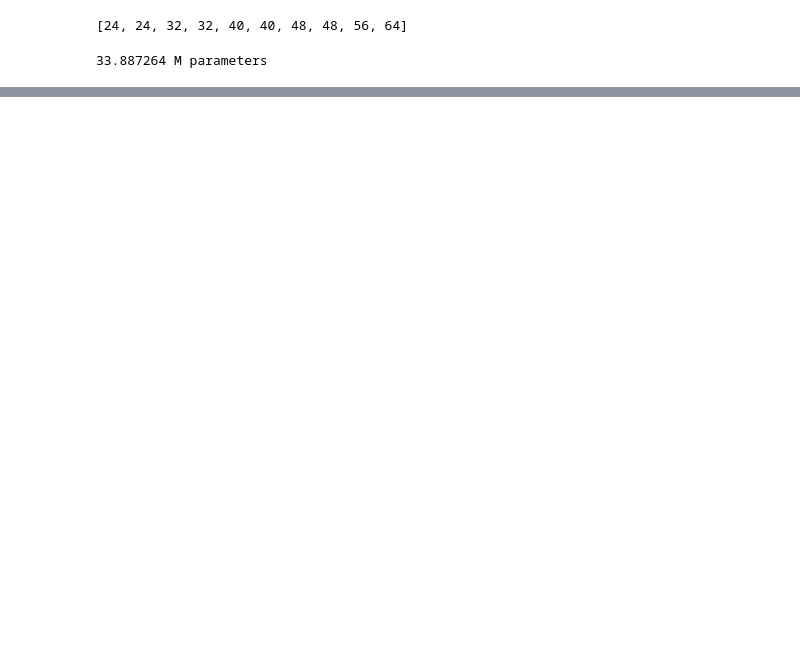
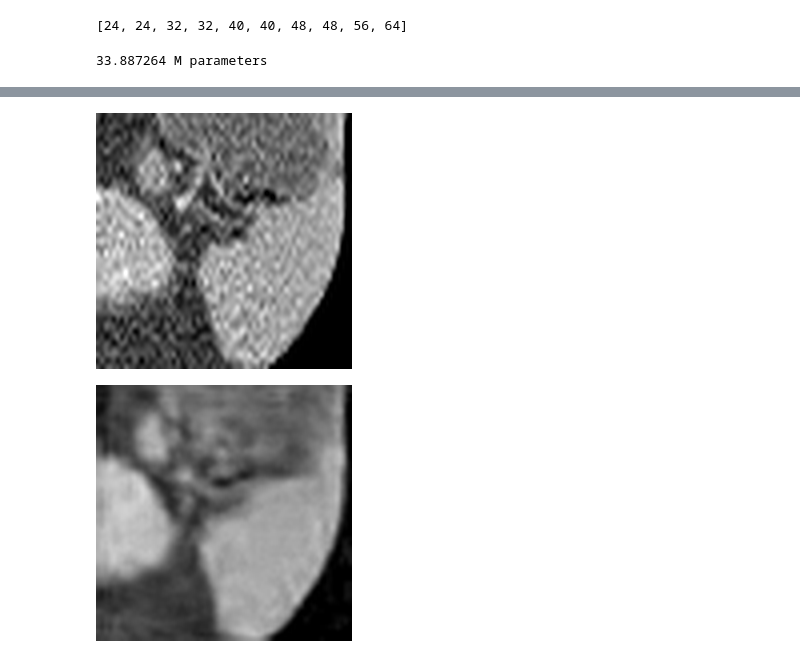
Before and after one commit to danjacobellis/autodance, a Jupyter notebook: dance_med3d.ipynb, the cells around one changed output, grey strips where cells are left out. Saved outputs shown, nothing was run; the diff lists cells and outputs as text; code cells hidden in the pictures; blank space fills up the shorter version.

```diff
--- a/dance_med3d.ipynb
+++ b/dance_med3d.ipynb
@@ -245,4 +250,10 @@ PSNR: 18.86 dB
 interactive(children=(IntSlider(value=31, description='slice_idx', max=63), Output()), _dom_classes=('widget-i…
+# %%
+display(ToPILImage()(original_volume[31]/2+0.5).resize((256,256), resample=PIL.Image.Resampling.LANCZOS))
+display(ToPILImage()(reconstructed_volume[31]/2+0.5).resize((256,256), resample=PIL.Image.Resampling.LANCZOS))
+# %% [output]
+[figure, added]
+[figure, added]
 # %%
 from torch.distributions import Categorical
 x_int8 = torch.tensor(np.array(webp[0]))
```
Also changed, not shown: parts of 5 cells of this notebook.
